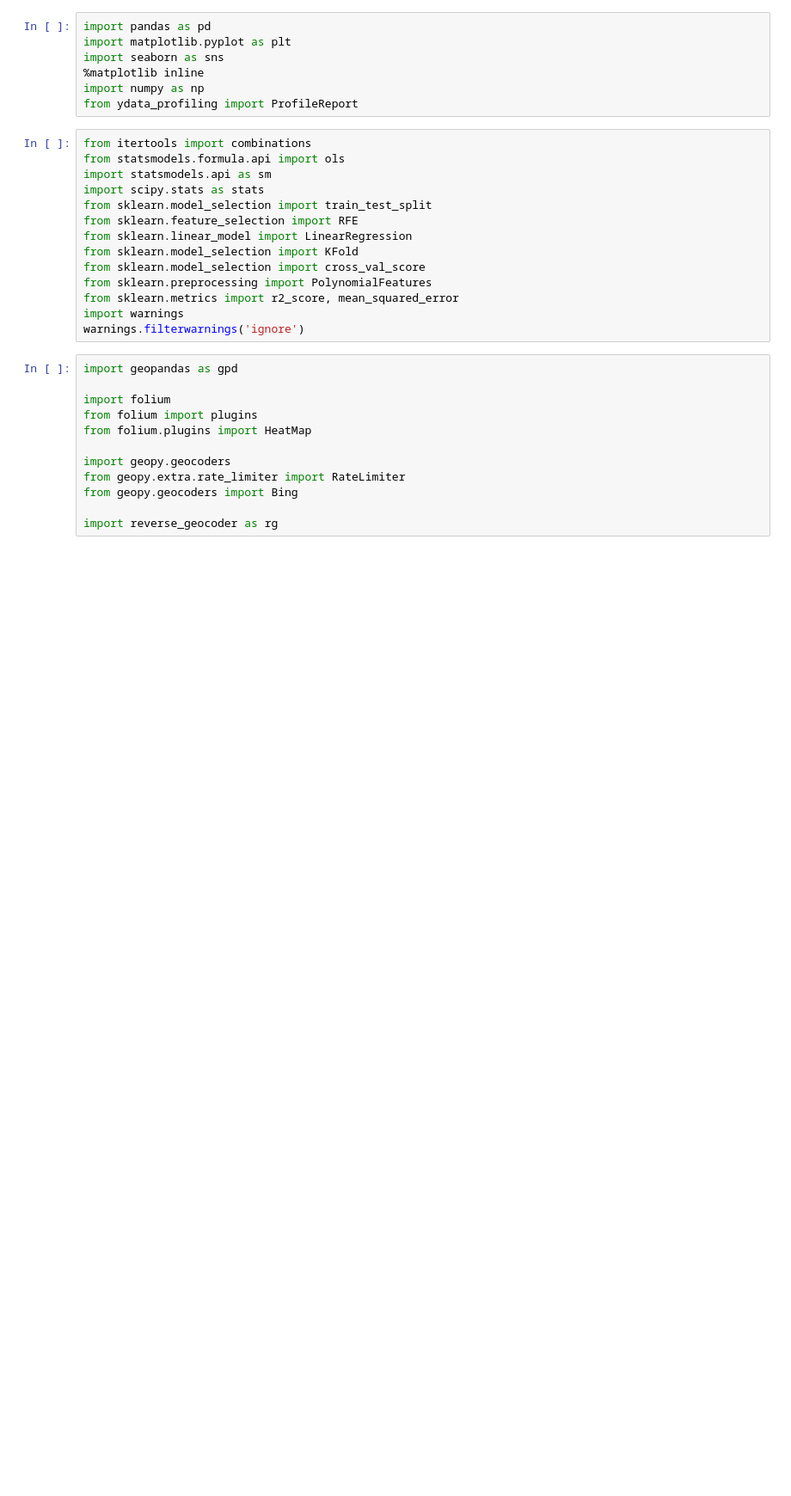
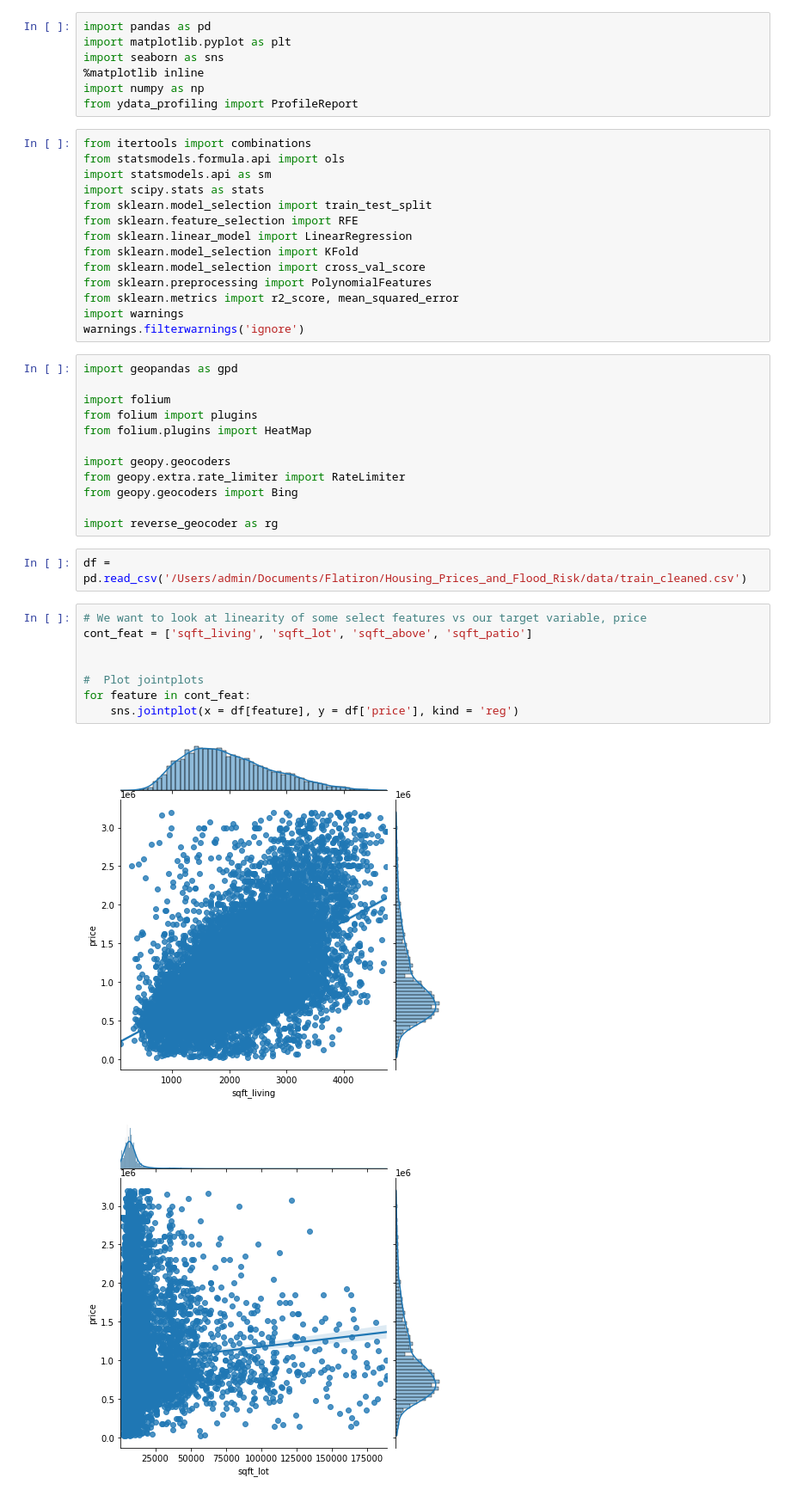
Before and after one commit to Lou-Hines/Housing_Prices_and_Flood_Risk, a Jupyter notebook: EDA-Hines-5 (Regressions).ipynb, the cells around one changed output. Shown at 86% size. Cells and saved outputs as stored; diff of their text form; blank space fills up the shorter version.

```diff
--- a/EDA-Hines-5 (Regressions).ipynb
+++ b/EDA-Hines-5 (Regressions).ipynb
@@ -31,3 +31,16 @@ from geopy.extra.rate_limiter import RateLimiter
 from geopy.geocoders import Bing
 
 import reverse_geocoder as rg
+# %%
+df = pd.read_csv('/Users/admin/Documents/Flatiron/Housing_Prices_and_Flood_Risk/data/train_cleaned.csv')
+# %%
+# We want to look at linearity of some select features vs our target variable, price
+cont_feat = ['sqft_living', 'sqft_lot', 'sqft_above', 'sqft_patio']
+
+
+#  Plot jointplots
+for feature in cont_feat:
+    sns.jointplot(x = df[feature], y = df['price'], kind = 'reg')
+# %% [output]
+[figure, added]
+[figure, added]
```
Also changed, not shown: parts of 15 cells of this notebook.
